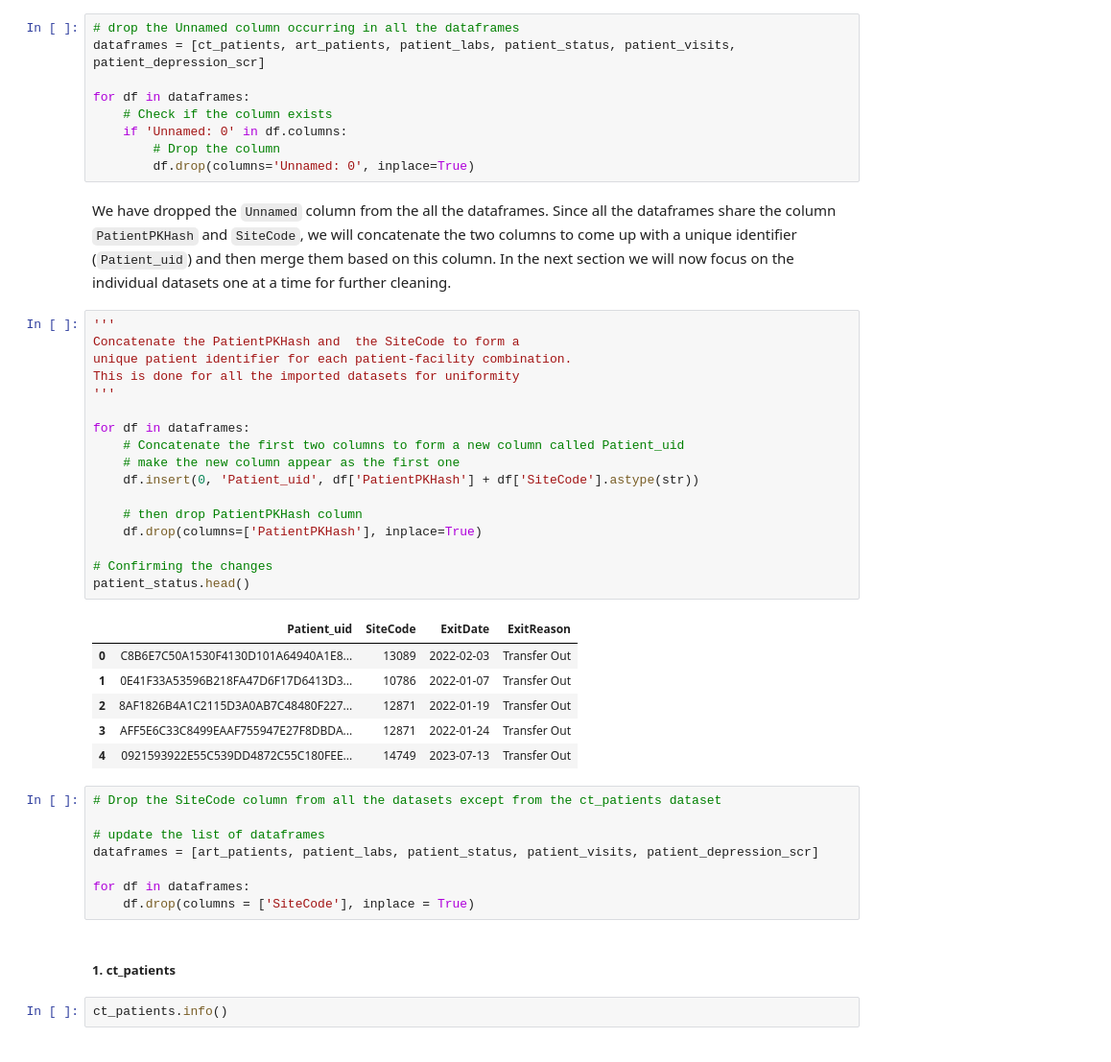
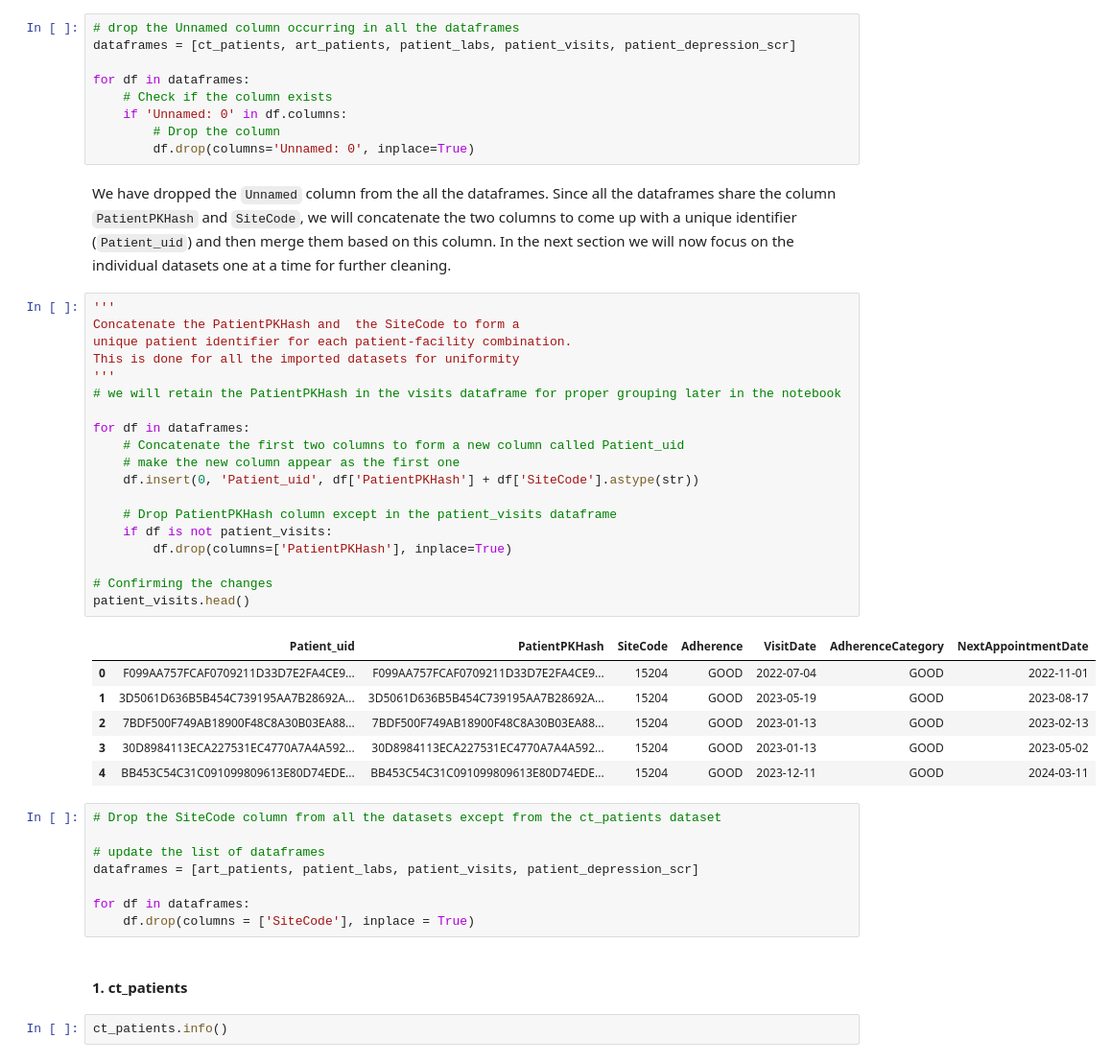
Before and after one commit to Philipmwasi/Patient-Risk-EDA-KeHMIS, a Jupyter notebook: Untitled.ipynb, the cells around one changed output. Shown at 96% size. Cells and saved outputs as stored; diff of their text form.

```diff
--- a/Untitled.ipynb
+++ b/Untitled.ipynb
@@ -84,7 +72,7 @@ patient_depression_scr.head()
 ###### In merging we use the combination of PatientPK and site code. The combination of both as the unique identifier.
 # %%
 # drop the Unnamed column occurring in all the dataframes
-dataframes = [ct_patients, art_patients, patient_labs, patient_status, patient_visits, patient_depression_scr]
+dataframes = [ct_patients, art_patients, patient_labs, patient_visits, patient_depression_scr]
 
 for df in dataframes:
     # Check if the column exists
@@ -96,37 +84,39 @@
 # %%
 '''
 Concatenate the PatientPKHash and  the SiteCode to form a
 unique patient identifier for each patient-facility combination.
 This is done for all the imported datasets for uniformity
 '''
+# we will retain the PatientPKHash in the visits dataframe for proper grouping later in the notebook
 
 for df in dataframes:
     # Concatenate the first two columns to form a new column called Patient_uid
     # make the new column appear as the first one
     df.insert(0, 'Patient_uid', df['PatientPKHash'] + df['SiteCode'].astype(str))
 
-    # then drop PatientPKHash column
-    df.drop(columns=['PatientPKHash'], inplace=True)
+    # Drop PatientPKHash column except in the patient_visits dataframe
+    if df is not patient_visits:
+        df.drop(columns=['PatientPKHash'], inplace=True)
 
 # Confirming the changes
-patient_status.head()
+patient_visits.head()
 # %% [output]
-|  | Patient_uid | SiteCode | ExitDate | ExitReason |
-| 0 | C8B6E7C50A1530F4130D101A64940A1E8... | 13089 | 2022-02-03 | Transfer Out |
-| 1 | 0E41F33A53596B218FA47D6F17D6413D3... | 10786 | 2022-01-07 | Transfer Out |
-| 2 | 8AF1826B4A1C2115D3A0AB7C48480F227... | 12871 | 2022-01-19 | Transfer Out |
-| 3 | AFF5E6C33C8499EAAF755947E27F8DBDA... | 12871 | 2022-01-24 | Transfer Out |
-| 4 | 0921593922E55C539DD4872C55C180FEE... | 14749 | 2023-07-13 | Transfer Out |
+|  | Patient_uid | PatientPKHash | SiteCode | Adherence | VisitDate | AdherenceCategory | NextAppointmentDate |
+| 0 | F099AA757FCAF0709211D33D7E2FA4CE9... | F099AA757FCAF0709211D33D7E2FA4CE9... | 15204 | GOOD | 2022-07-04 | GOOD | 2022-11-01 |
+| 1 | 3D5061D636B5B454C739195AA7B28692A... | 3D5061D636B5B454C739195AA7B28692A... | 15204 | GOOD | 2023-05-19 | GOOD | 2023-08-17 |
+| 2 | 7BDF500F749AB18900F48C8A30B03EA88... | 7BDF500F749AB18900F48C8A30B03EA88... | 15204 | GOOD | 2023-01-13 | GOOD | 2023-02-13 |
+| 3 | 30D8984113ECA227531EC4770A7A4A592... | 30D8984113ECA227531EC4770A7A4A592... | 15204 | GOOD | 2023-01-13 | GOOD | 2023-05-02 |
+| 4 | BB453C54C31C091099809613E80D74EDE... | BB453C54C31C091099809613E80D74EDE... | 15204 | GOOD | 2023-12-11 | GOOD | 2024-03-11 |
 # %%
 # Drop the SiteCode column from all the datasets except from the ct_patients dataset
 
 # update the list of dataframes
-dataframes = [art_patients, patient_labs, patient_status, patient_visits, patient_depression_scr]
+dataframes = [art_patients, patient_labs, patient_visits, patient_depression_scr]
 
 for df in dataframes:
     df.drop(columns = ['SiteCode'], inplace = True)
 # %% [markdown]
-##### 1. ct_patients
+#### 1. ct_patients
 # %%
 ct_patients.info()
 # %% [output]
```
Also changed, not shown: parts of 40 cells of this notebook.
